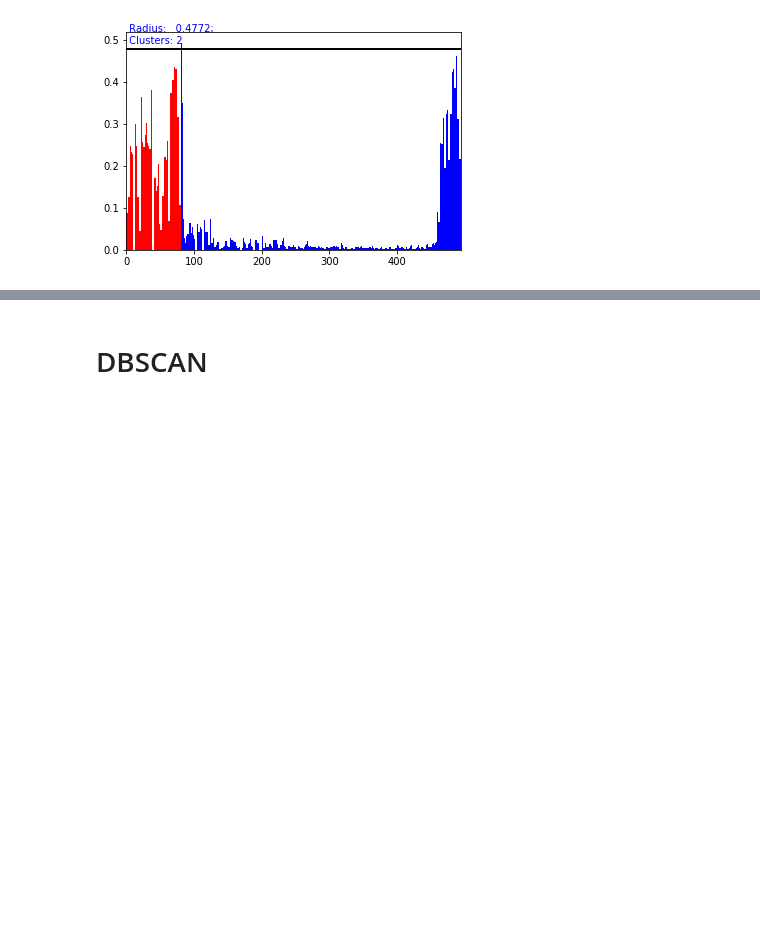
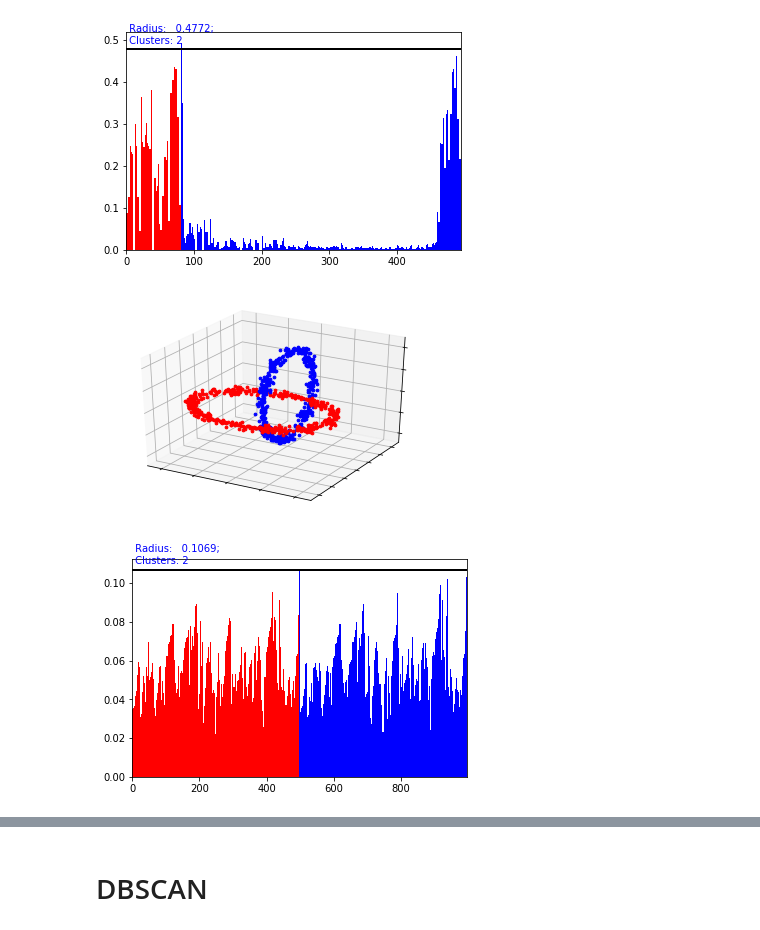
Before and after one commit to v-popov/ds_cheat_sheets, a Jupyter notebook: optics.ipynb, the cells around one changed output, grey strips where cells are left out. Drawn from its saved outputs; the diff is of its cells as text; code cells hidden in the pictures; blank space fills up the shorter version.

```diff
--- a/optics.ipynb
+++ b/optics.ipynb
@@ -263,3 +243,30 @@ analyser = ordering_analyser(ordering)
 ordering_visualizer.show_ordering_diagram(analyser, 2)
 # %% [output]
 [figure]
+# %%
+from pyclustering.cluster import cluster_visualizer
+from pyclustering.cluster.optics import optics, ordering_analyser, ordering_visualizer
+from pyclustering.samples.definitions import FCPS_SAMPLES
+from pyclustering.utils import read_sample
+# Read sample for clustering from some file.
+sample = read_sample(FCPS_SAMPLES.SAMPLE_CHAINLINK)
+# Run cluster analysis where connectivity radius is bigger than real.
+radius = 0.5
+neighbors = 3
+optics_instance = optics(sample, radius, neighbors)
+# Performs cluster analysis.
+optics_instance.process()
+# Obtain results of clustering.
+clusters = optics_instance.get_clusters()
+noise = optics_instance.get_noise()
+ordering = optics_instance.get_ordering()
+# Visualize clustering results.
+visualizer = cluster_visualizer()
+visualizer.append_clusters(clusters, sample)
+visualizer.show()
+# Display ordering.
+analyser = ordering_analyser(ordering)
+ordering_visualizer.show_ordering_diagram(analyser, 2)
+# %% [output]
+[figure, added]
+[figure, added]
```
Also changed, not shown: parts of 10 cells of this notebook, 2 other files.
